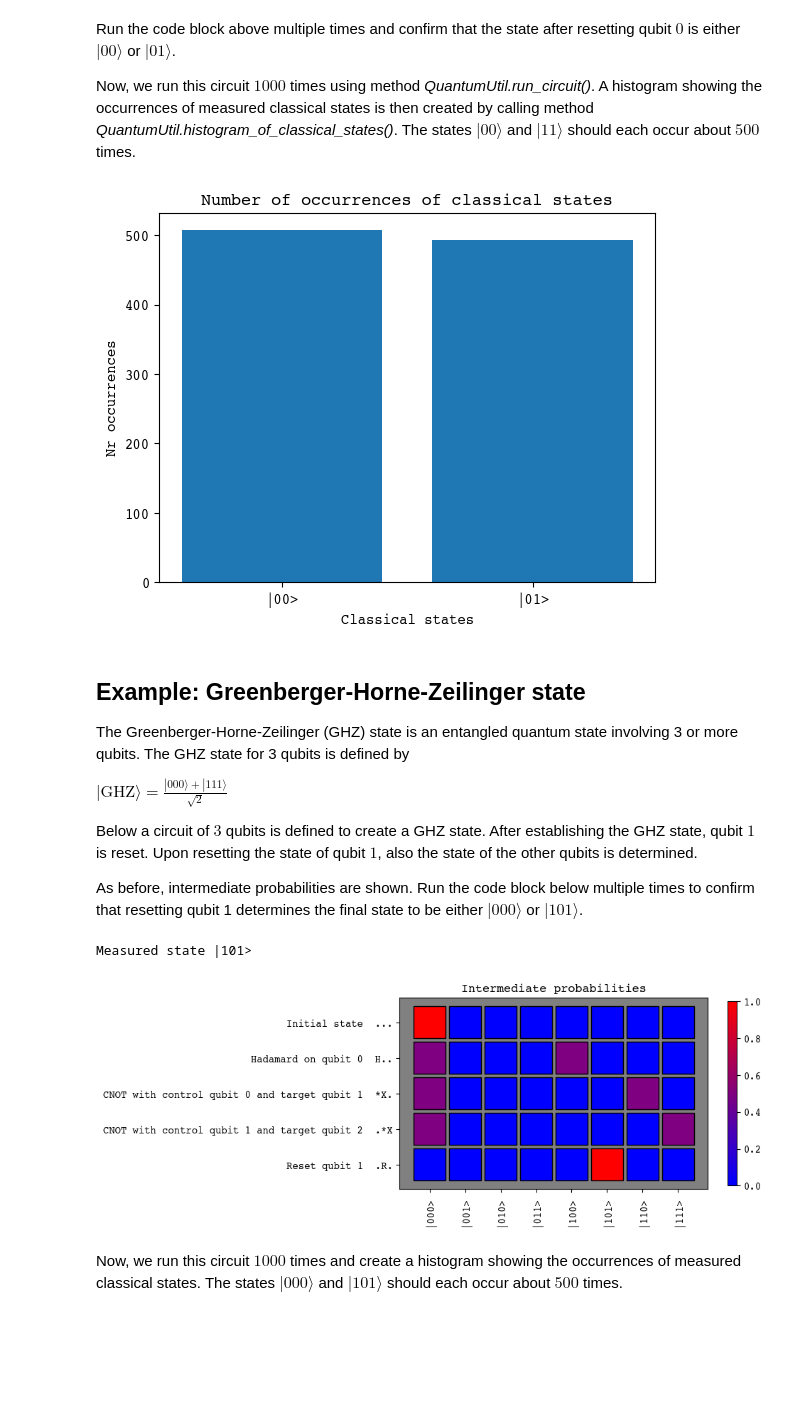
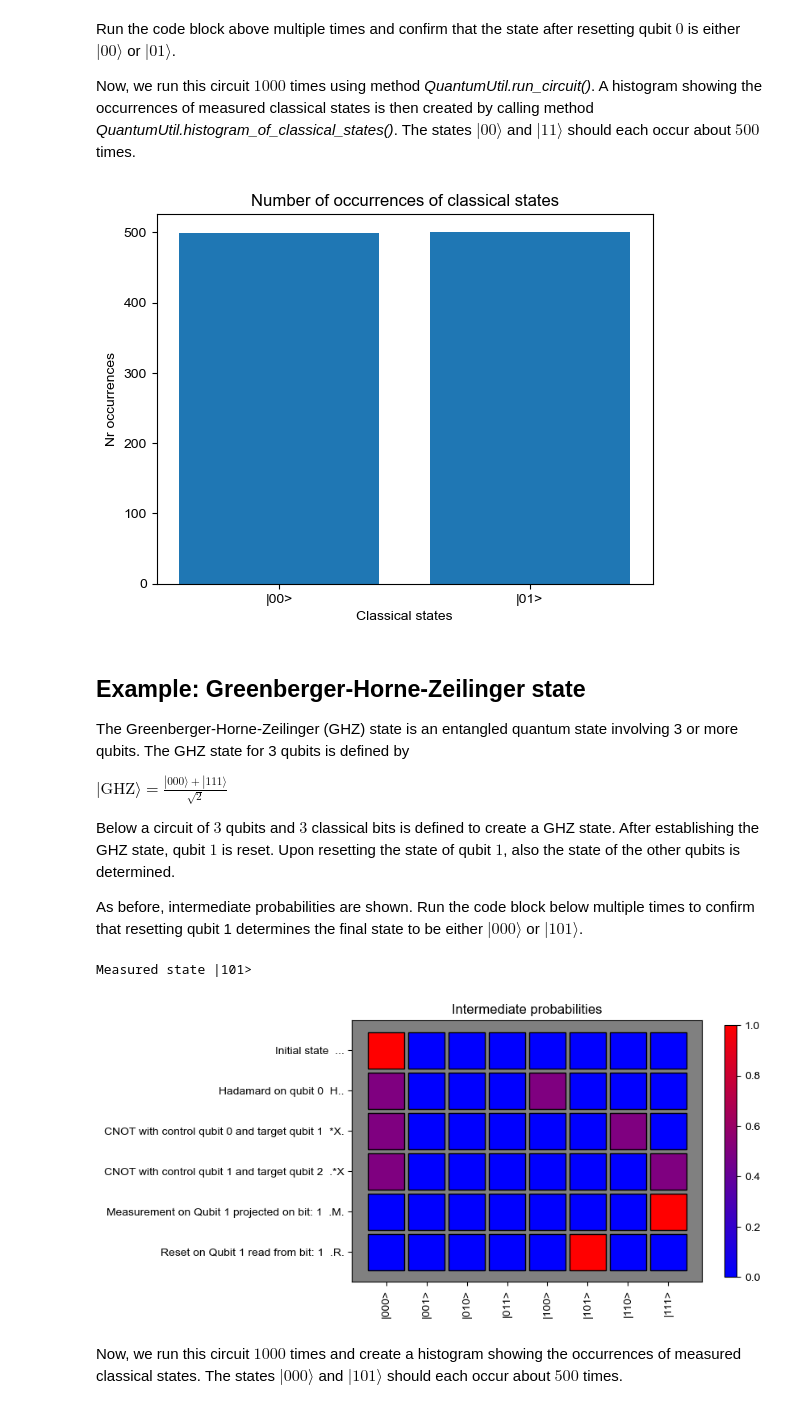
Before and after one commit to nicokuijpers/QuantumSim, a Jupyter notebook: QuantumSimQubitReset.ipynb, the cells around one changed output. Saved outputs shown, nothing was run; the diff lists cells and outputs as text; code cells hidden in the pictures; blank space fills up the shorter version.

```diff
--- a/QuantumSimQubitReset.ipynb
+++ b/QuantumSimQubitReset.ipynb
@@ -41,10 +40,11 @@ After establishing the Bell state, qubit $0$ is reset. Upon resetting qubit $0$,
 Intermediate probabilities are shown using function *QuantumUtil.show_all_probabilities()*.
 It can be observed that measuring the state of qubit $0$ also determines the state of qubit $1$.
 # %%
-circuit = Circuit(2)
+circuit = Circuit(qubits=2, bits=2, save_instructions=False)
 circuit.hadamard(0)
 circuit.cnot(0,1)
-circuit.reset_qubit(0)
+circuit.measurement(measurementQubit=0, copyClassicBit=0)
+circuit.reset(targetQubit=0, readBit=0)
 circuit.execute()
 circuit.measure()
 state_as_string = circuit.get_classical_state_as_string()
@@ -62,31 +62,32 @@ Now, we run this circuit $1000$ times using method *QuantumUtil.run_circuit()*.
 result = QuantumUtil.run_circuit(circuit, nr_runs=1000)
 QuantumUtil.histogram_of_classical_states(result)
 # %% [output]
-[figure, old version]
+[figure, new version]
 # %% [markdown]
 ## Example: Greenberger-Horne-Zeilinger state
 The Greenberger-Horne-Zeilinger (GHZ) state is an entangled quantum state involving 3 or more qubits. The GHZ state for 3 qubits is defined by
 
 $|\text{GHZ}\rangle = \frac{|000\rangle + |111\rangle}{\sqrt{2}}$
 
-Below a circuit of $3$ qubits is defined to create a GHZ state.
+Below a circuit of $3$ qubits and $3$ classical bits is defined to create a GHZ state.
 After establishing the GHZ state, qubit $1$ is reset. Upon resetting the state of qubit $1$, also the state of the other qubits is determined.
 
 As before, intermediate probabilities are shown. Run the code block below multiple times to confirm that resetting qubit 1 determines the final state to be either $|000\rangle$ or $|101\rangle$.
 # %%
-circuit = Circuit(3)
+circuit = Circuit(qubits=3, bits=3)
 circuit.hadamard(0)
 circuit.cnot(0,1)
 circuit.cnot(1,2)
-circuit.reset_qubit(1)
+circuit.measurement(measurementQubit=1, copyClassicBit=1)
+circuit.reset(targetQubit=1, readBit=1)
 circuit.execute()
 circuit.measure()
 state_as_string = circuit.get_classical_state_as_string()
 print(f'Measured state {state_as_string}')
 QuantumUtil.show_all_probabilities(circuit)
 # %% [output]
 Measured state |101>
-[figure, old version]
+[figure, new version]
 # %% [markdown]
 
 Now, we run this circuit $1000$ times and create a histogram showing the occurrences of measured classical states.
```
Also changed, not shown: parts of 5 cells of this notebook.
